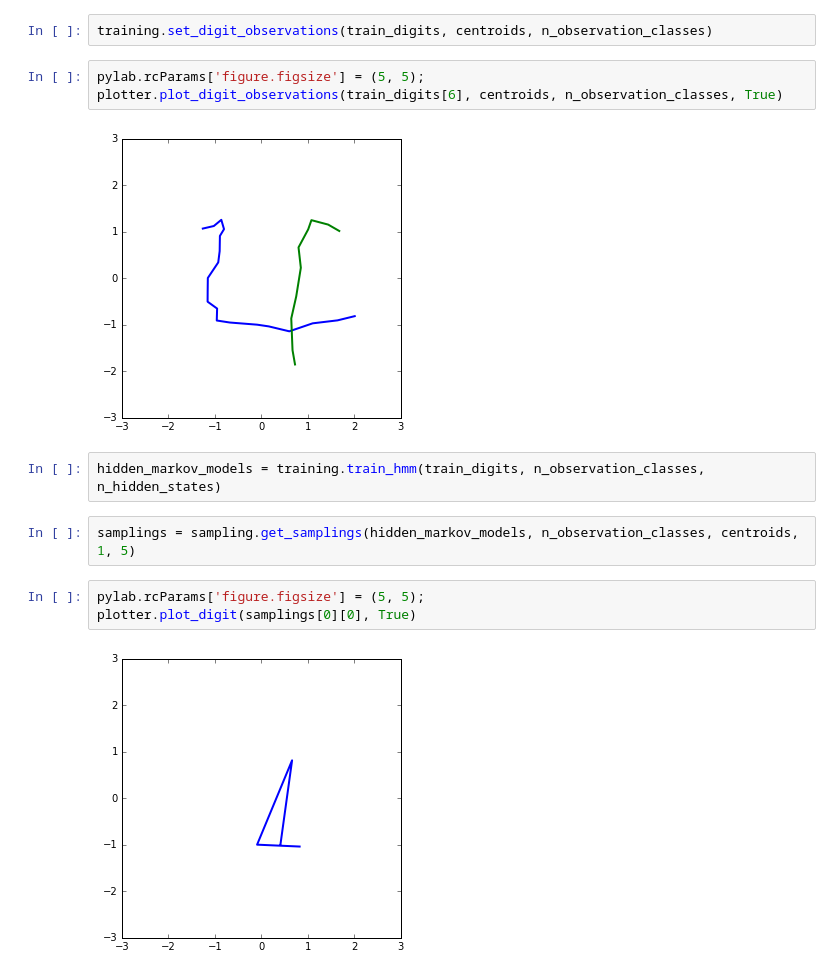
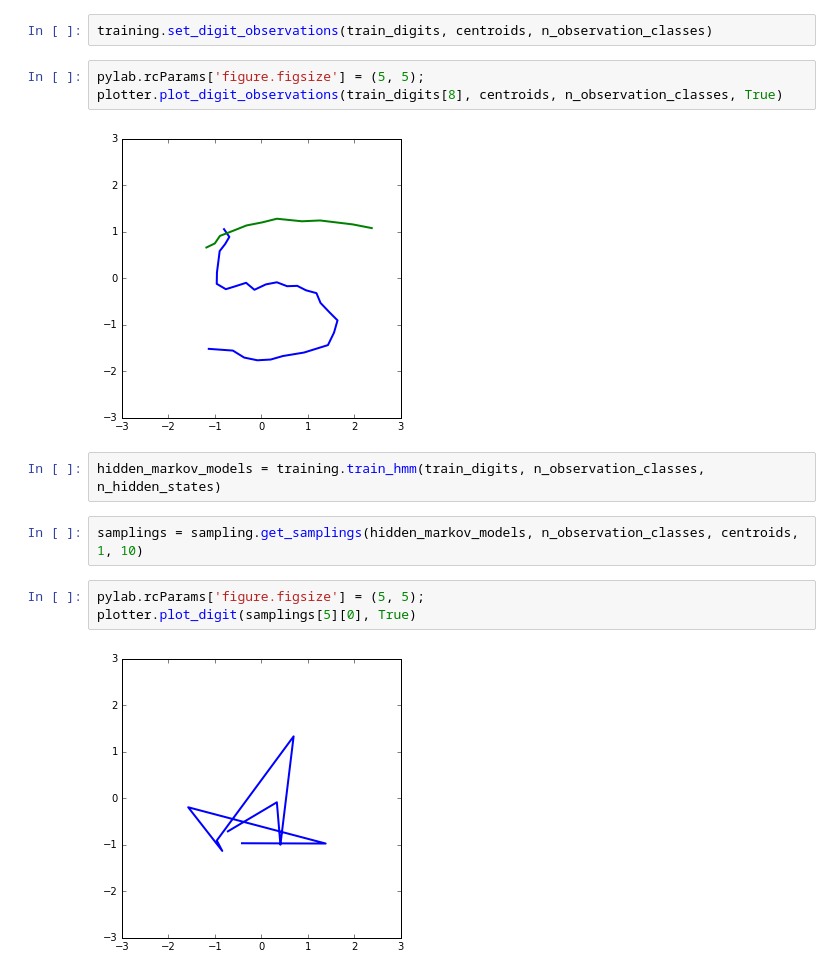
Before and after one commit to choucavalier/pendigits-hmm, a Jupyter notebook: Notebook.ipynb, the cells around one changed output. Saved outputs shown, nothing was run; the diff lists cells and outputs as text.

```diff
--- a/Notebook.ipynb
+++ b/Notebook.ipynb
@@ -37,15 +37,15 @@ voronoi.plot_centroids(centroids);
 training.set_digit_observations(train_digits, centroids, n_observation_classes)
 # %%
 pylab.rcParams['figure.figsize'] = (5, 5);
-plotter.plot_digit_observations(train_digits[6], centroids, n_observation_classes, True)
+plotter.plot_digit_observations(train_digits[8], centroids, n_observation_classes, True)
 # %% [output]
-[figure, old version]
+[figure, new version]
 # %%
 hidden_markov_models = training.train_hmm(train_digits, n_observation_classes, n_hidden_states)
 # %%
-samplings = sampling.get_samplings(hidden_markov_models, n_observation_classes, centroids, 1, 5)
+samplings = sampling.get_samplings(hidden_markov_models, n_observation_classes, centroids, 1, 10)
 # %%
 pylab.rcParams['figure.figsize'] = (5, 5);
-plotter.plot_digit(samplings[0][0], True)
+plotter.plot_digit(samplings[5][0], True)
 # %% [output]
-[figure, old version]
+[figure, new version]
```
Also changed, not shown: parts of 2 cells of this notebook, 5 other files.
